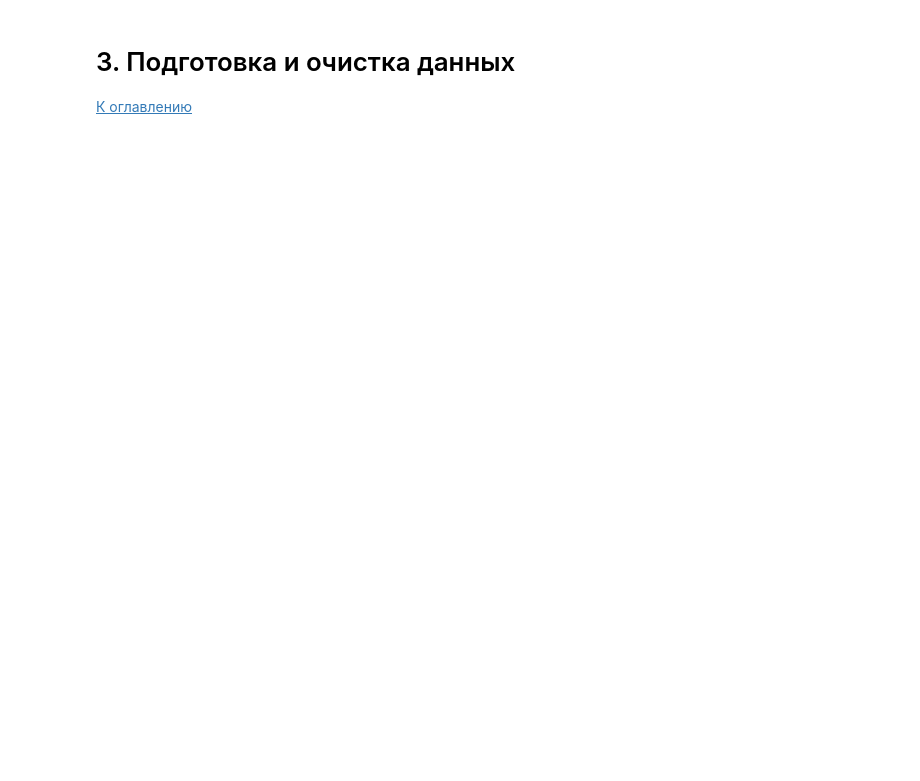
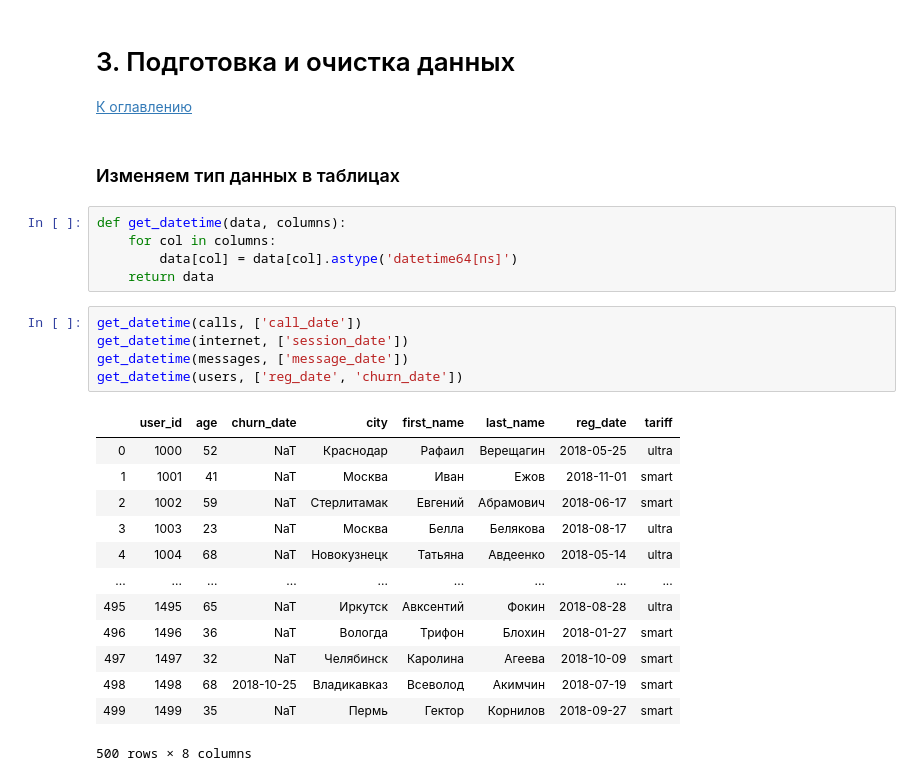
Before and after one commit to rendley/yandex_data_sciense, a Jupyter notebook: Step_4/project.ipynb, the cells around one changed output. Drawn from its saved outputs; the diff is of its cells as text; blank space fills up the shorter version.

Commit message:
finished data processing

```diff
--- a/Step_4/project.ipynb
+++ b/Step_4/project.ipynb
@@ -202,3 +324,29 @@ memory usage: 46.9+ KB
 <a name="3"></a>
 # 3. Подготовка и очистка данных
 [К оглавлению](#1)
+# %% [markdown]
+### Изменяем тип данных в таблицах
+# %%
+def get_datetime(data, columns):
+    for col in columns:
+        data[col] = data[col].astype('datetime64[ns]')
+    return data
+# %%
+get_datetime(calls, ['call_date'])
+get_datetime(internet, ['session_date'])
+get_datetime(messages, ['message_date'])
+get_datetime(users, ['reg_date', 'churn_date'])
+# %% [output]
+|  | user_id | age | churn_date | city | first_name | last_name | reg_date | tariff |
+| 0 | 1000 | 52 | NaT | Краснодар | Рафаил | Верещагин | 2018-05-25 | ultra |
+| 1 | 1001 | 41 | NaT | Москва | Иван | Ежов | 2018-11-01 | smart |
+| 2 | 1002 | 59 | NaT | Стерлитамак | Евгений | Абрамович | 2018-06-17 | smart |
+| 3 | 1003 | 23 | NaT | Москва | Белла | Белякова | 2018-08-17 | ultra |
+| 4 | 1004 | 68 | NaT | Новокузнецк | Татьяна | Авдеенко | 2018-05-14 | ultra |
+| ... | ... | ... | ... | ... | ... | ... | ... | ... |
+| 495 | 1495 | 65 | NaT | Иркутск | Авксентий | Фокин | 2018-08-28 | ultra |
+| 496 | 1496 | 36 | NaT | Вологда | Трифон | Блохин | 2018-01-27 | smart |
+| 497 | 1497 | 32 | NaT | Челябинск | Каролина | Агеева | 2018-10-09 | smart |
+| 498 | 1498 | 68 | 2018-10-25 | Владикавказ | Всеволод | Акимчин | 2018-07-19 | smart |
+| 499 | 1499 | 35 | NaT | Пермь | Гектор | Корнилов | 2018-09-27 | smart |
+500 rows × 8 columns
```
Also changed, not shown: parts of 25 cells of this notebook.
